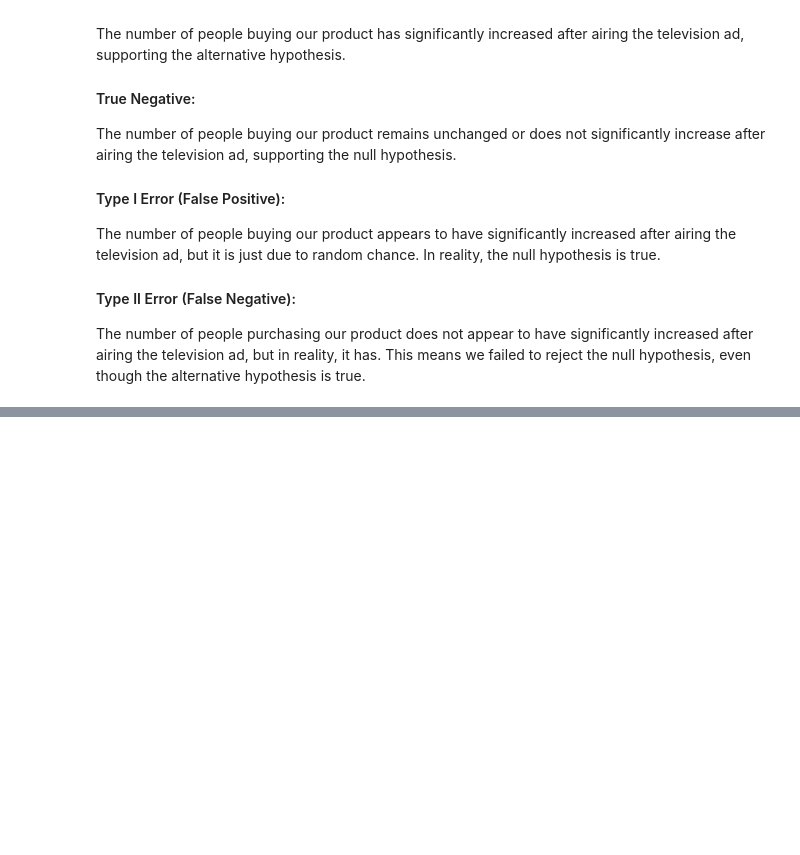
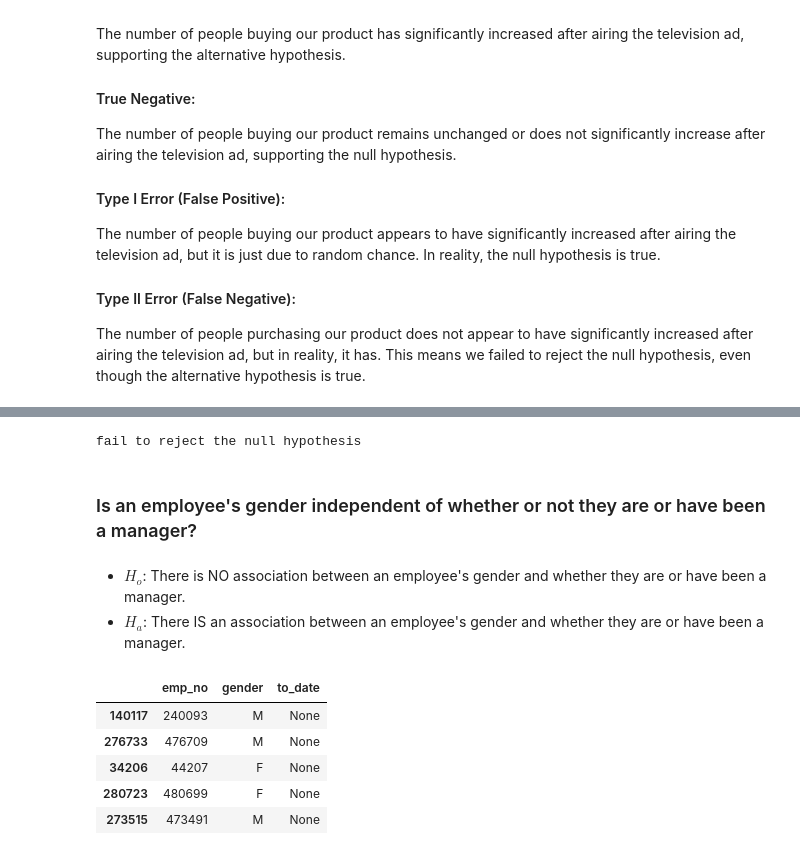
Before and after one commit to Luis-Martinez1/statistics-exercises, a Jupyter notebook: hypothesis_testing.ipynb, the cells around one changed output, grey strips where cells are left out. Cells and saved outputs as stored; diff of their text form; code cells hidden in the pictures; blank space fills up the shorter version.

```diff
--- a/hypothesis_testing.ipynb
+++ b/hypothesis_testing.ipynb
@@ -81,0 +349,9 @@ The number of people purchasing our product does not appear to have significantl
+# %%
+# State your conclusion
+#compare our p-value and alpha
+if p < alpha:
+    print('reject the null hypothesis')
+else:
+    print('fail to reject the null hypothesis')
+# %% [output]
+fail to reject the null hypothesis
@@ -81,0 +361,2 @@ The number of people purchasing our product does not appear to have significantl
+# %% [markdown]
+### Is an employee's gender independent of whether or not they are or have been a manager?
@@ -81,0 +365,3 @@ The number of people purchasing our product does not appear to have significantl
+# %% [markdown]
+- $H_o$: There is NO association between an employee's gender and whether they are or have been a manager.
+- $H_a$: There IS an association between an employee's gender and whether they are or have been a manager.
@@ -81,0 +381,10 @@ The number of people purchasing our product does not appear to have significantl
+# %%
+manager_df =pd.read_sql(query, url)
+manager_df.sample(5)
+# %% [output]
+|  | emp_no | gender | to_date |
+| 140117 | 240093 | M | None |
+| 276733 | 476709 | M | None |
+| 34206 | 44207 | F | None |
+| 280723 | 480699 | F | None |
+| 273515 | 473491 | M | None |
```
Also changed, not shown: parts of 52 cells of this notebook.
